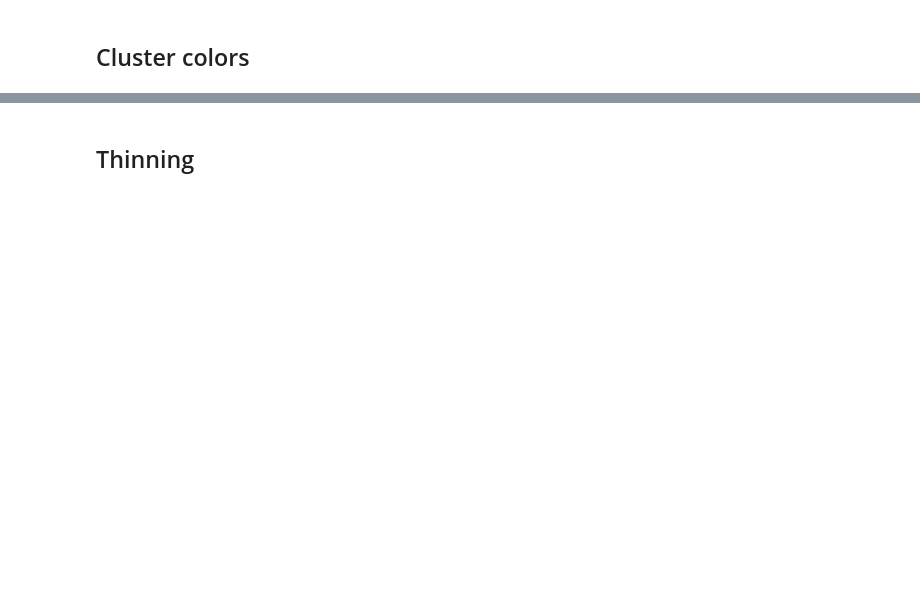
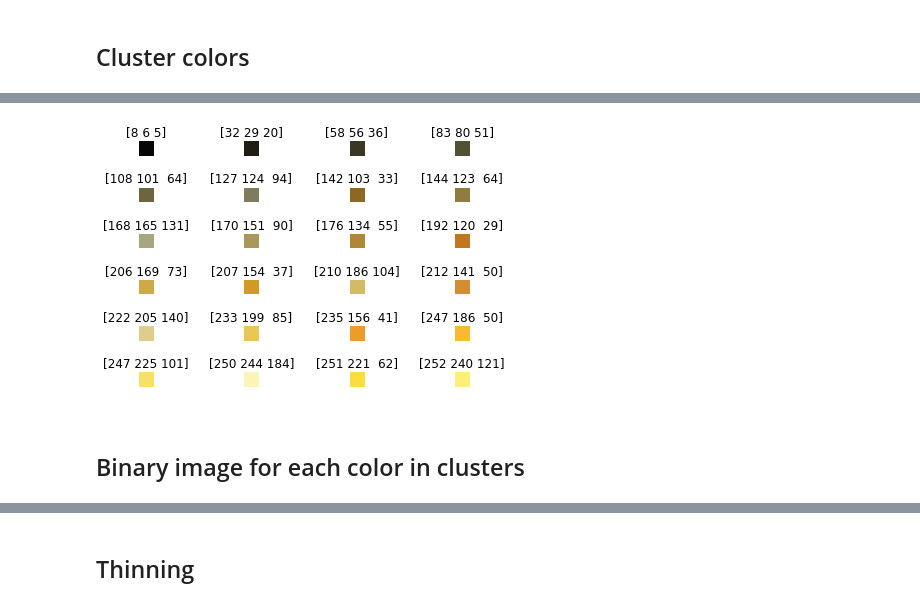
Before and after one commit to torres07/visao-computacional, a Jupyter notebook: projeto-vg/detect-brushstrokes.ipynb, the cells around one changed output, grey strips where cells are left out. Saved outputs shown, nothing was run; the diff lists cells and outputs as text; code cells hidden in the pictures; blank space fills up the shorter version.

```diff
--- a/projeto-vg/detect-brushstrokes.ipynb
+++ b/projeto-vg/detect-brushstrokes.ipynb
@@ -53 +30,19 @@ for c in color_clusters:
+# %%
+x, y = 6, 4 # size of color grid
+
+color_clusters = np.unique(res2.reshape(-1, img.shape[2]), axis=0)
+fig, ax = plt.subplots(x, y)
+fig.tight_layout()
+
+for i in range(x):
+    for j in range(y):
+        img_ij = np.full((2, 2, 3), color_clusters[i * y + j])
+
+        ax[i, j].axis('off')
+        ax[i, j].set_title(color_clusters[i * y + j])
+        ax[i, j].imshow(img_ij)
+# %% [output]
+[figure, added]
+# %% [markdown]
+## Binary image for each color in clusters
 # %%
```
Also changed, not shown: parts of 23 cells of this notebook, 10 other files.
